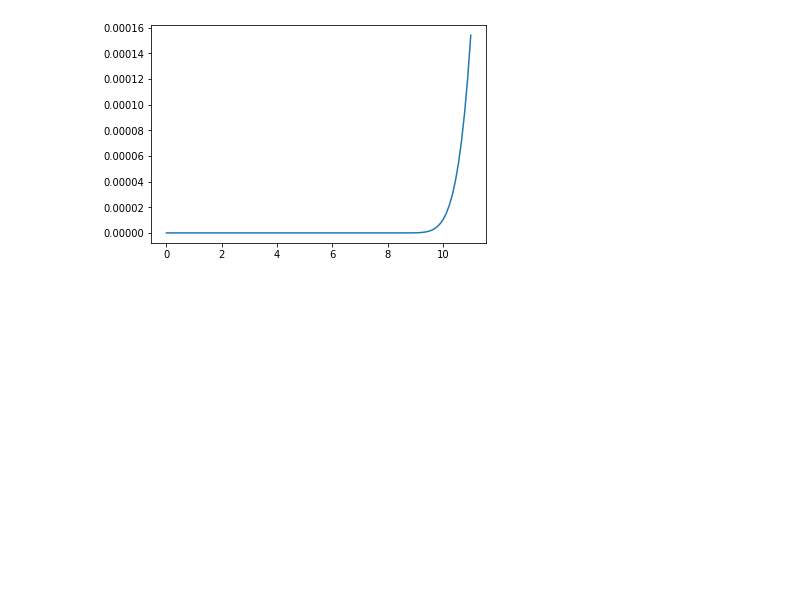
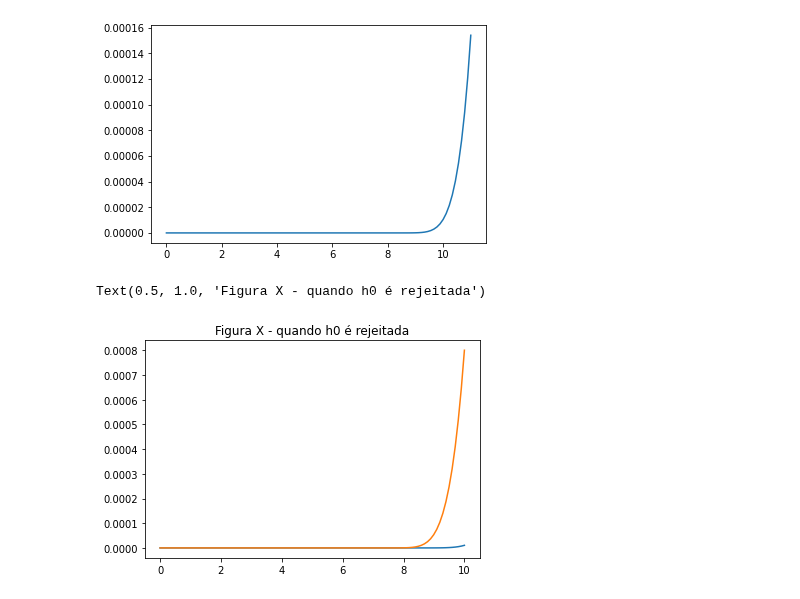
Before and after one commit to ifribeiro/TEI-EstApl, a Jupyter notebook: EPC8.ipynb, the cells around one changed output. Cells and saved outputs as stored; diff of their text form; code cells hidden in the pictures; blank space fills up the shorter version.

```diff
--- a/EPC8.ipynb
+++ b/EPC8.ipynb
@@ -286,3 +280,20 @@ ax.plot(Xis_chi2, pdf_nrjc2X)
 # %% [output]
 [<matplotlib.lines.Line2D at 0x...>]
 [figure]
+# %%
+muX = rejeitar['mx']
+muY = rejeitar['my']
+sx = np.sqrt(rejeitar['sx'])
+sy = np.sqrt(rejeitar['sy'])
+max_x = int(rejeitar['Xv'].max())
+Xis_chi2 = np.linspace(0, max_x, 100)
+pdf_nrjc2X = [chi2.pdf(xi, df=19, loc=muX, scale=sx) for xi in Xis_chi2]
+pdf_nrjc2Y = [chi2.pdf(xi, df=19, loc=muY, scale=sy) for xi in Xis_chi2]
+# %%
+fig, ax = plt.subplots()
+ax.plot(Xis_chi2, pdf_nrjc2X)
+ax.plot(Xis_chi2, pdf_nrjc2Y)
+plt.title("Figura X - quando h0 é rejeitada")
+# %% [output]
+Text(0.5, 1.0, 'Figura X - quando h0 é rejeitada')
+[figure, added]
```
Also changed, not shown: parts of 3 cells of this notebook.
